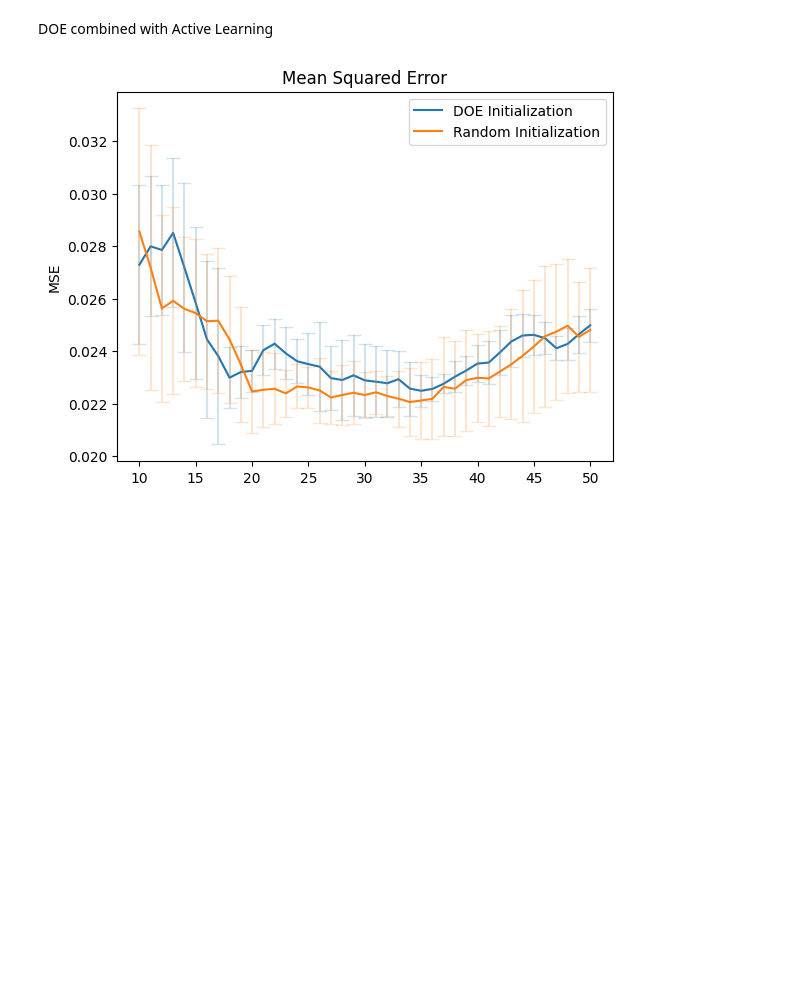
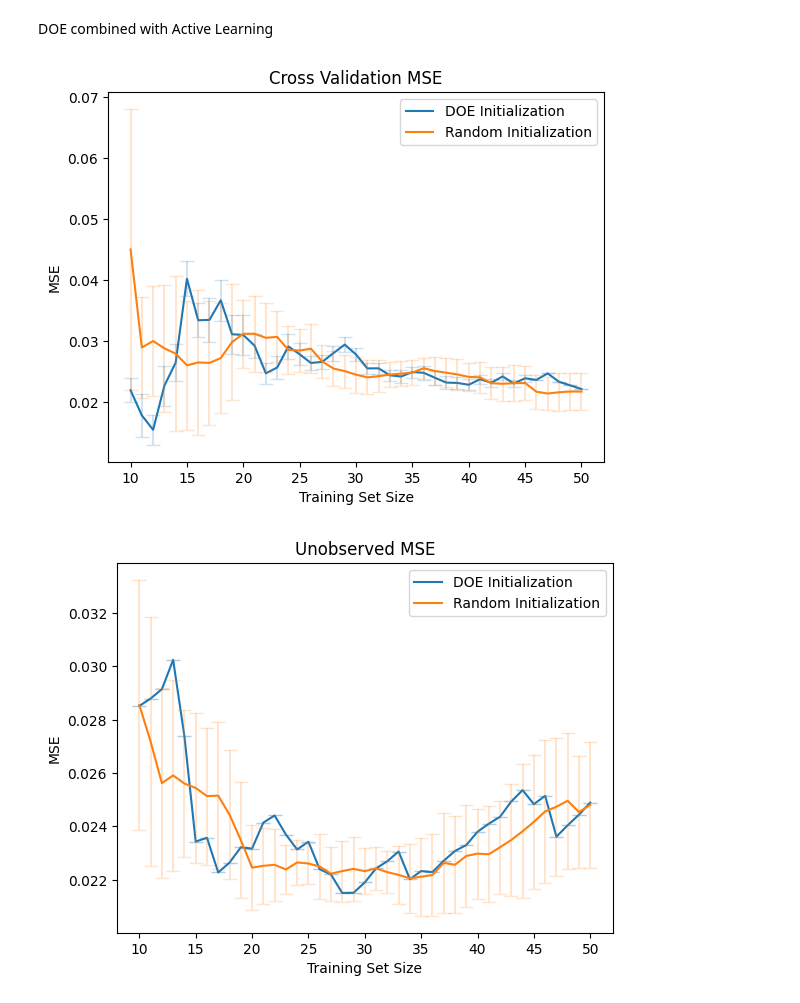
Before and after one commit to ThomasCZhang/02750_Automation, a Jupyter notebook: hw3/tczhang_exercise1.ipynb, the cells around one changed output. Cells and saved outputs as stored; diff of their text form; code cells hidden in the pictures; blank space fills up the shorter version.

```diff
--- a/hw3/tczhang_exercise1.ipynb
+++ b/hw3/tczhang_exercise1.ipynb
@@ -117,6 +154,8 @@ def PlotData(filepaths, labels):
     errors = []
     for path in filepaths:
         data = np.load(f"results/{path}")
+        if np.median(data) < 0:
+            data = -data
         mse.append(np.mean(data, axis=0))
         errors.append(np.std(data, axis=0))
 
@@ -127,12 +166,30 @@ def PlotData(filepaths, labels):
         ax.legend()
 
     return fig, ax
-# %%
-filepaths = ['doe_us.npy', 'rand_us.npy']
-labels = 'DOE Initialization', 'Random Initialization'
-fig, ax = PlotData(filepaths, labels)
-ax.set_title('Mean Squared Error')
-ax.set_ylabel('MSE')
-plt.show(fig)
-# %% [output]
-[figure, removed]
+# %%
+log_types = ['CV_MSE', 'MSE']
+for log_type in log_types:
+    filenames = [f'DOE_US_{log_type}.npy',f'RAND_US_{log_type}.npy']
+    labels = 'DOE Initialization', 'Random Initialization'
+    fig, ax = PlotData(filenames, labels)
+
+    plot_title = ''
+    if log_type[:2] == 'CV':
+        plot_title = 'Cross Validation '
+        log_type = log_type[3:]
+    else:
+        plot_title = 'Unobserved '
+    plot_title = plot_title + log_type
+
+    ax.set_title(plot_title)
+    ax.set_ylabel(log_type)
+    ax.set_xlabel('Training Set Size')
+    plt.show(fig)
+filepaths = ['DOE_US.npy', 'RAND_US.npy']
+
+ax.set_title('Mean Squared Error')
+ax.set_ylabel('MSE')
+plt.show(fig)
+# %% [output]
+[figure, added]
+[figure, added]
```
Also changed, not shown: parts of 10 cells of this notebook, 3 other files.
